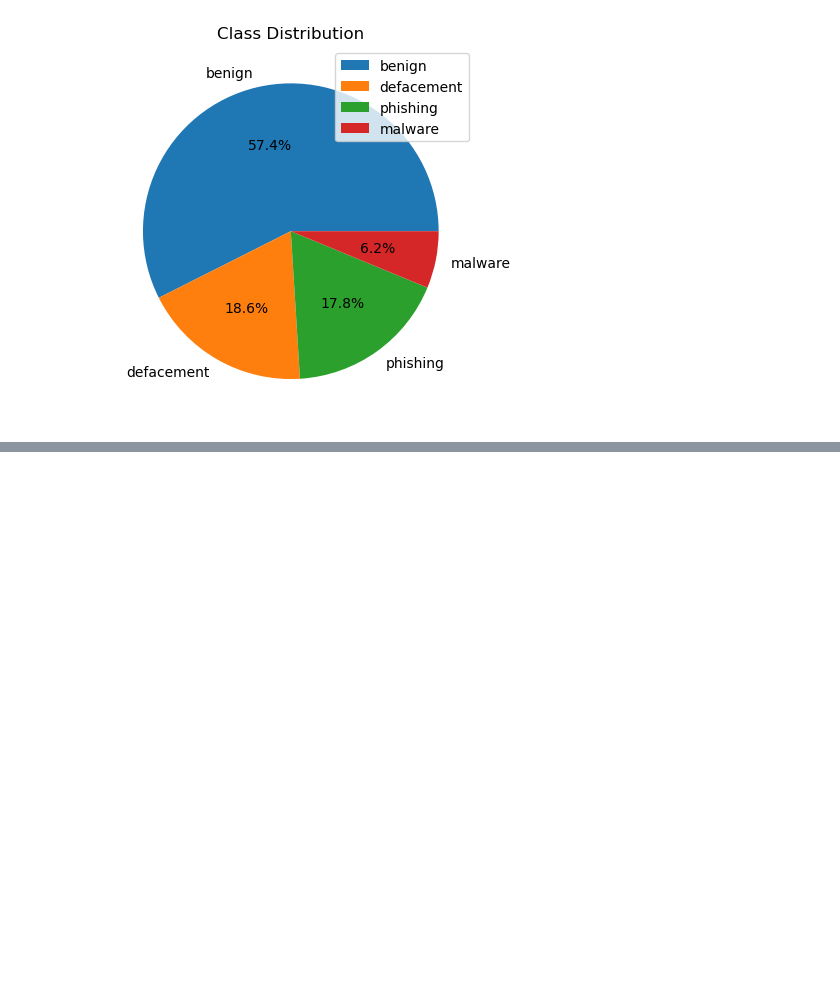
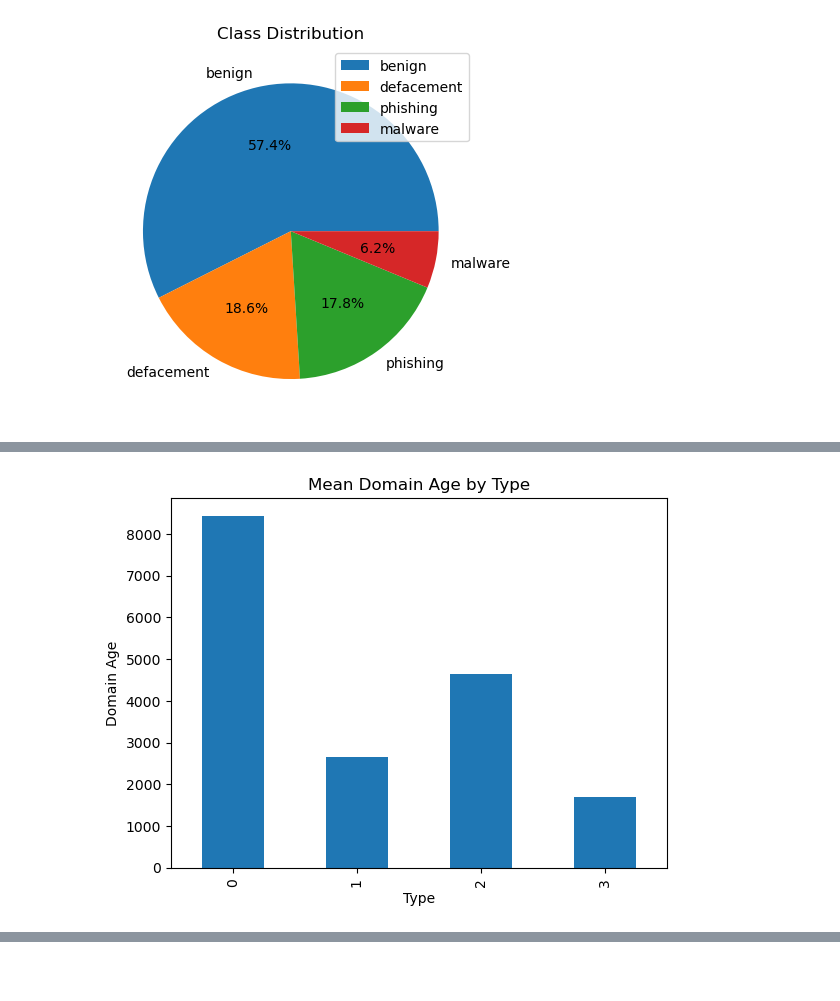
Before and after one commit to InvalcreInc/parental-control-classification, a Jupyter notebook: notebooks/classifier.ipynb, the cells around one changed output, grey strips where cells are left out. Cells and saved outputs as stored; diff of their text form; code cells hidden in the pictures; blank space fills up the shorter version.

```diff
--- a/notebooks/classifier.ipynb
+++ b/notebooks/classifier.ipynb
@@ -118,0 +76,8 @@ Name: count, dtype: int64
+# %%
+domain_age_mean_by_type = phish.groupby('type')['domain_age'].mean()
+ax = domain_age_mean_by_type.plot(kind='bar')
+ax.set(xlabel='Type', ylabel='Domain Age')
+ax.set_title('Mean Domain Age by Type')
+plt.show()
+# %% [output]
+[figure, added]
```
Also changed, not shown: parts of 36 cells of this notebook, 28 other files.
